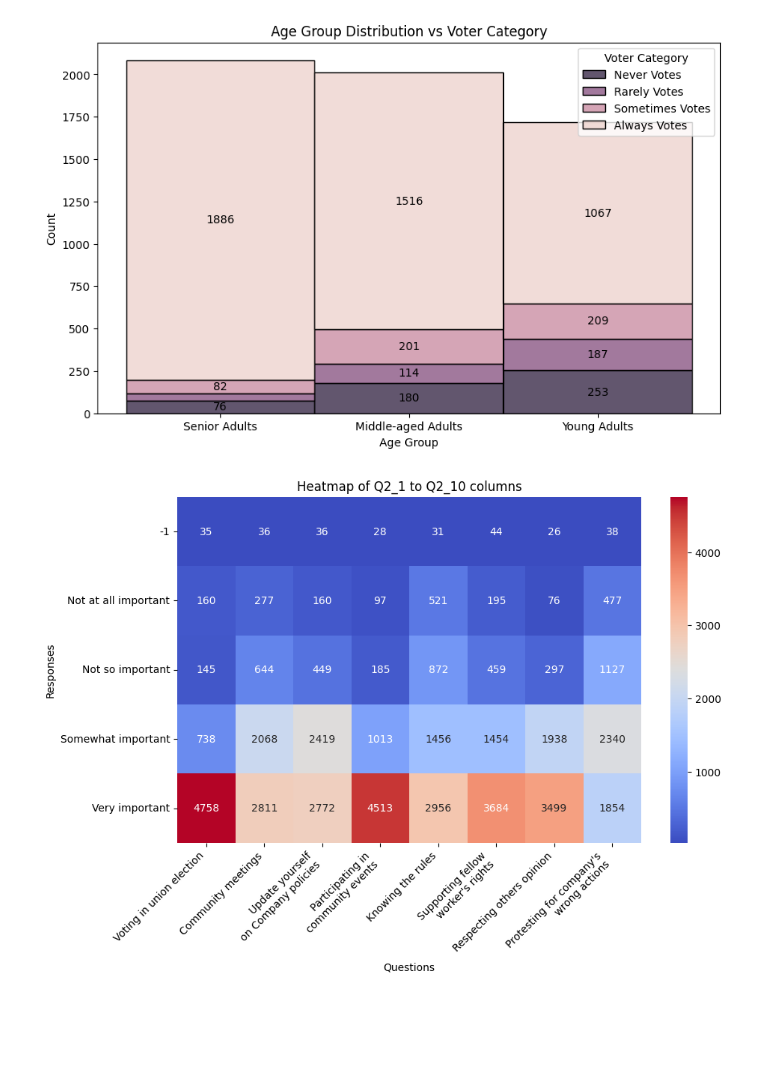
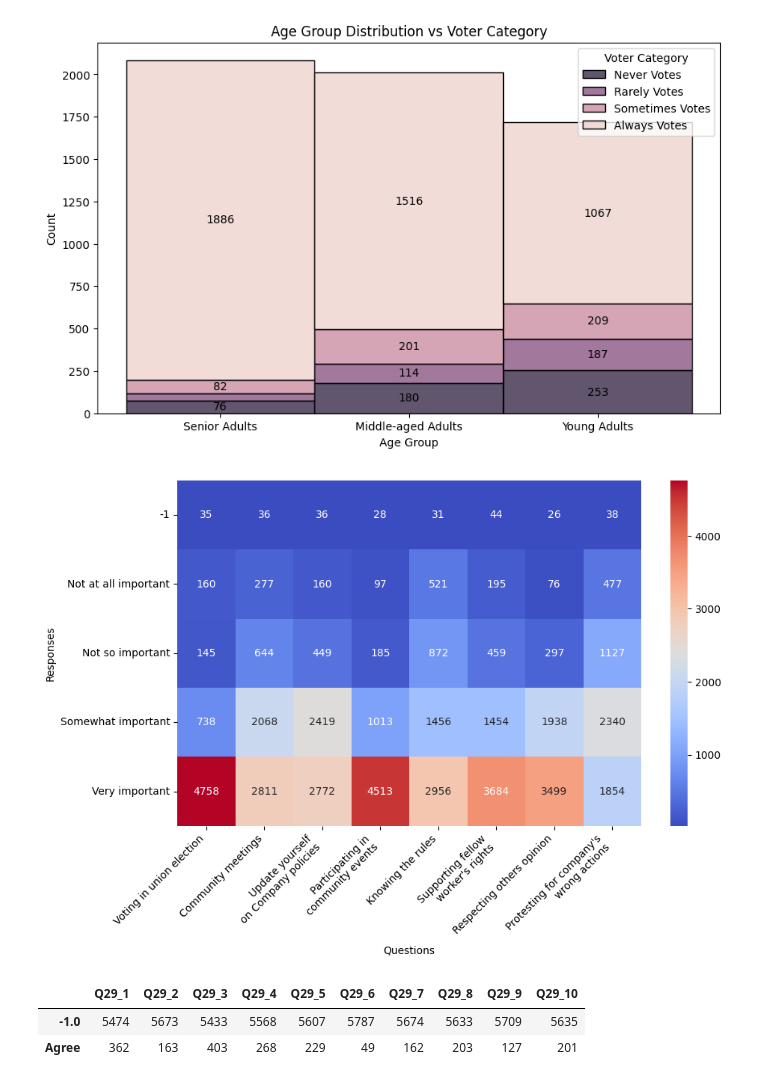
Before and after one commit to Kaustav-Goswami9/Data-Viz, a Jupyter notebook: topic_1.ipynb, the cells around one changed output. Drawn from its saved outputs; the diff is of its cells as text; code cells hidden in the pictures; blank space fills up the shorter version.

Commit message:
removed title from heatmap

```diff
--- a/topic_1.ipynb
+++ b/topic_1.ipynb
@@ -29,26 +29,35 @@ plt.show()
 # %%
 data = pd.read_csv('no_encoding_data.csv')
 
 # plot heatmap for Q2_1 to Q2_10 columns
 q2_columns = ['Q2_1', 'Q2_2', 'Q2_3', 'Q2_5',
               'Q2_6', 'Q2_7', 'Q2_8', 'Q2_10']
 
 pivot_table = data[q2_columns].apply(pd.Series.value_counts).fillna(0)
 
 temp = data[data[q2_columns] != -1]
 plt.figure(figsize=(10, 6))
 sns_heatmap = sns.heatmap(pivot_table, annot=True, fmt='g', cmap='coolwarm')
-plt.title('Heatmap of Q2_1 to Q2_10 columns')
 plt.xlabel('Questions')
 plt.ylabel('Responses')
 
 # Set the x-axis labels
 sns_heatmap.set_xticklabels(['Voting in union election', 'Community meetings', 'Update yourself\non Company policies',
                              'Participating in\ncommunity events', 'Knowing the rules',
                              "Supporting fellow\nworker's rights", 'Respecting others opinion',
                              "Protesting for company's\nwrong actions"],
                             rotation=45, ha='right')
 
 plt.savefig('./Topic charts/Q-2.png', dpi=300, bbox_inches='tight')
 # %% [output]
-[figure, old version]
+[figure, new version]
+# %%
+# plot pie chart for Q29_1 to Q29_10 columns
+q29_columns = ['Q29_1', 'Q29_2', 'Q29_3', 'Q29_4', 'Q29_5', 'Q29_6', 'Q29_7', 'Q29_8', 'Q29_9', 'Q29_10']
+pivot_table = data[q29_columns].apply(pd.Series.value_counts).fillna(0)
+
+pivot_table
+# %% [output]
+|  | Q29_1 | Q29_2 | Q29_3 | Q29_4 | Q29_5 | Q29_6 | Q29_7 | Q29_8 | Q29_9 | Q29_10 |
+| -1.0 | 5474 | 5673 | 5433 | 5568 | 5607 | 5787 | 5674 | 5633 | 5709 | 5635 |
+| Agree | 362 | 163 | 403 | 268 | 229 | 49 | 162 | 203 | 127 | 201 |
```
Also changed, not shown: 1 other file.
